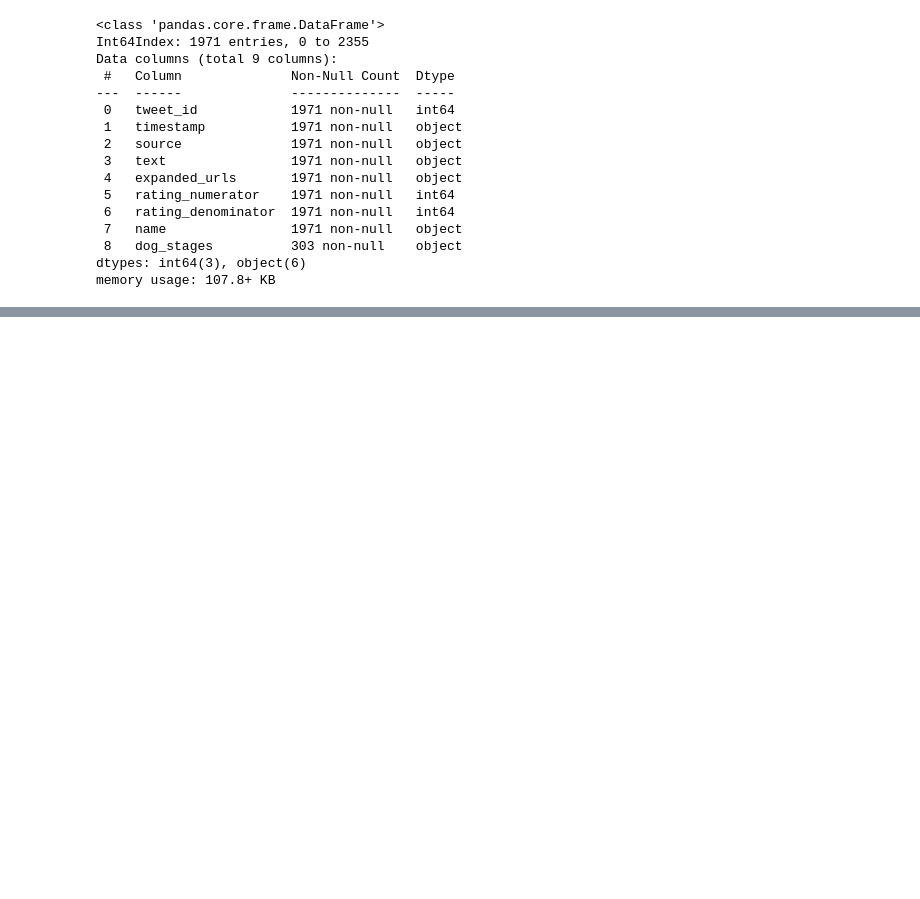
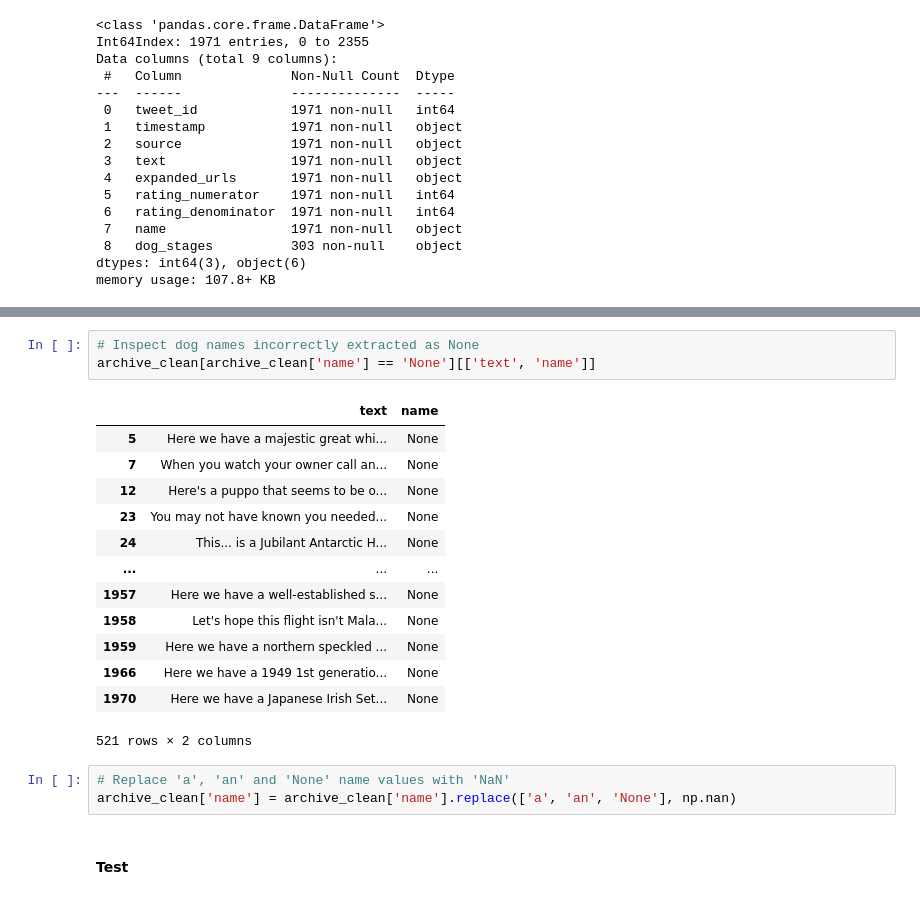
Before and after one commit to SuHamza/DAND-P2-Data-Wrangling, a Jupyter notebook: wrangle_act.ipynb, the cells around one changed output, grey strips where cells are left out. Cells and saved outputs as stored; diff of their text form; blank space fills up the shorter version.

```diff
--- a/wrangle_act.ipynb
+++ b/wrangle_act.ipynb
@@ -958,0 +1215,22 @@ memory usage: 107.8+ KB
+# %%
+# Inspect dog names incorrectly extracted as None
+archive_clean[archive_clean['name'] == 'None'][['text', 'name']]
+# %% [output]
+|  | text | name |
+| 5 | Here we have a majestic great whi... | None |
+| 7 | When you watch your owner call an... | None |
+| 12 | Here's a puppo that seems to be o... | None |
+| 23 | You may not have known you needed... | None |
+| 24 | This... is a Jubilant Antarctic H... | None |
+| ... | ... | ... |
+| 1957 | Here we have a well-established s... | None |
+| 1958 | Let's hope this flight isn't Mala... | None |
+| 1959 | Here we have a northern speckled ... | None |
+| 1966 | Here we have a 1949 1st generatio... | None |
+| 1970 | Here we have a Japanese Irish Set... | None |
+521 rows × 2 columns
+# %%
+# Replace 'a', 'an' and 'None' name values with 'NaN'
+archive_clean['name'] = archive_clean['name'].replace(['a', 'an', 'None'], np.nan)
+# %% [markdown]
+#### Test
```
Also changed, not shown: parts of 43 cells of this notebook, 2 other files.
